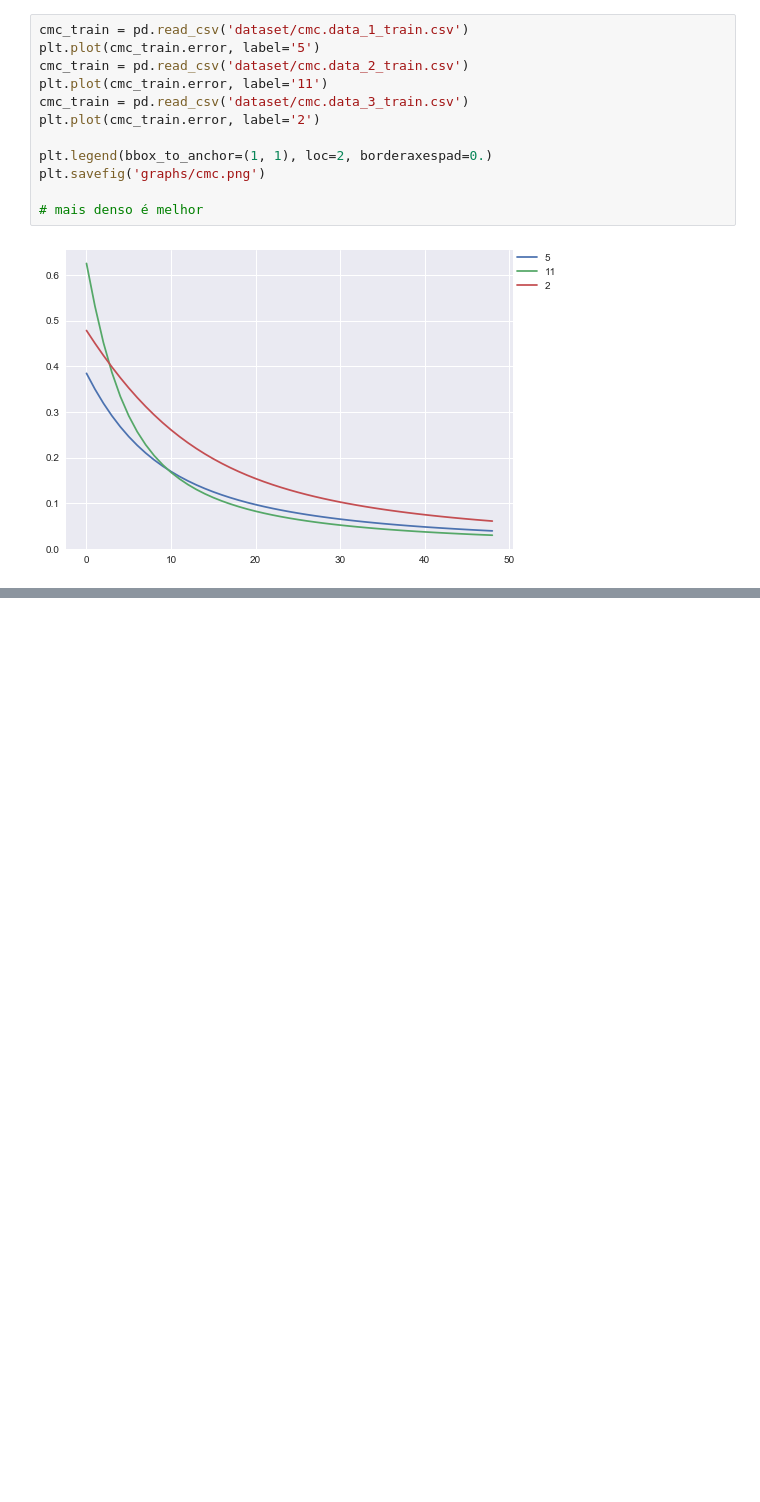
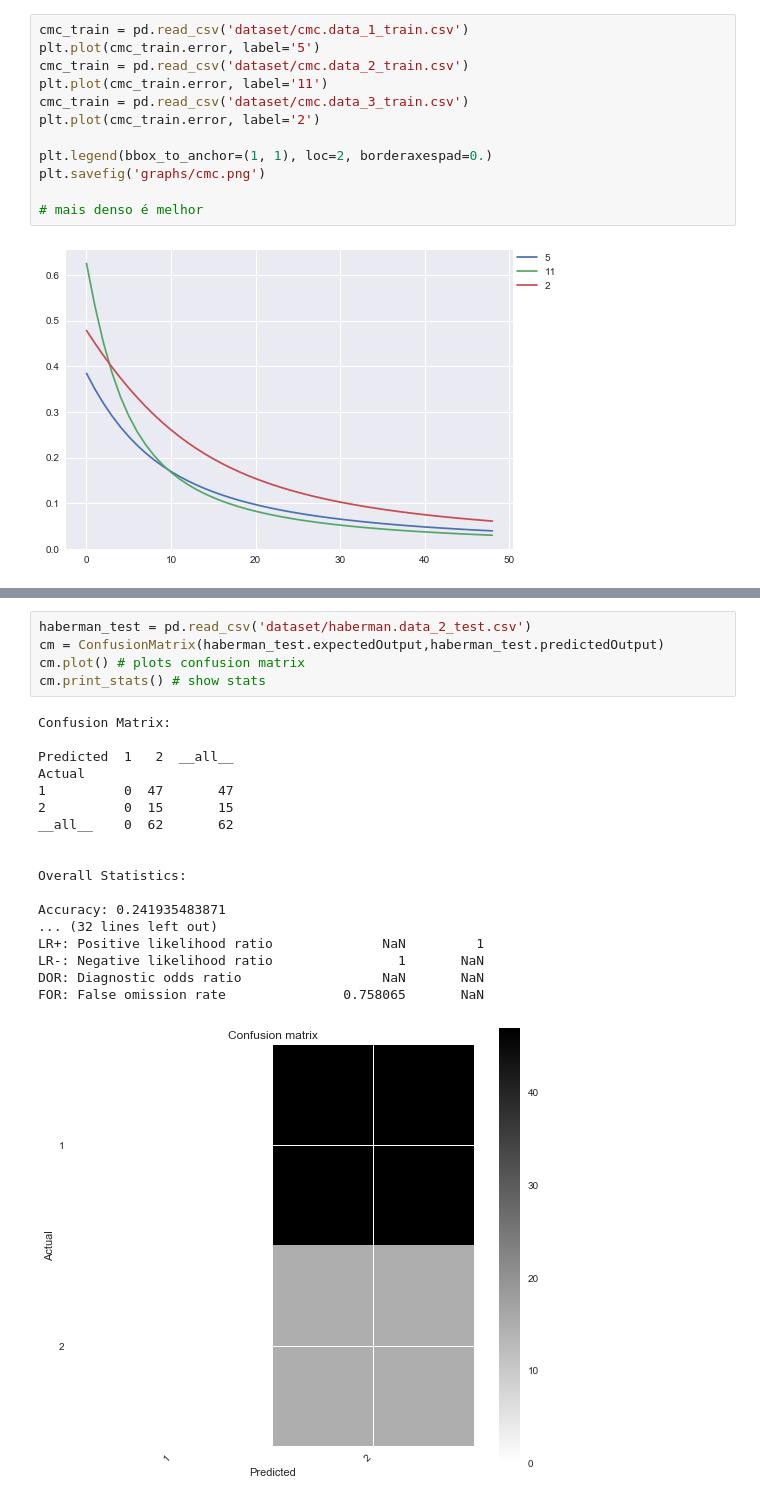
Before and after one commit to gslandtreter/pyNeuralClassifier, a Jupyter notebook: dataviz.ipynb, the cells around one changed output, grey strips where cells are left out. Cells and saved outputs as stored; diff of their text form; blank space fills up the shorter version.

```diff
--- a/dataviz.ipynb
+++ b/dataviz.ipynb
@@ -240,0 +254,24 @@ TypeError: only length-1 arrays can be converted to Python scalars
+# %%
+haberman_test = pd.read_csv('dataset/haberman.data_2_test.csv')
+cm = ConfusionMatrix(haberman_test.expectedOutput,haberman_test.predictedOutput)
+cm.plot() # plots confusion matrix
+cm.print_stats() # show stats
+# %% [output]
+Confusion Matrix:
+
+Predicted  1   2  __all__
+Actual
+1          0  47       47
+2          0  15       15
+__all__    0  62       62
+
+
+Overall Statistics:
+
+Accuracy: 0.241935483871
+... (32 lines left out)
+LR+: Positive likelihood ratio              NaN         1
+LR-: Negative likelihood ratio                1       NaN
+DOR: Diagnostic odds ratio                  NaN       NaN
+FOR: False omission rate               0.758065       NaN
+[figure, added]
```
Also changed, not shown: parts of 4 cells of this notebook.
